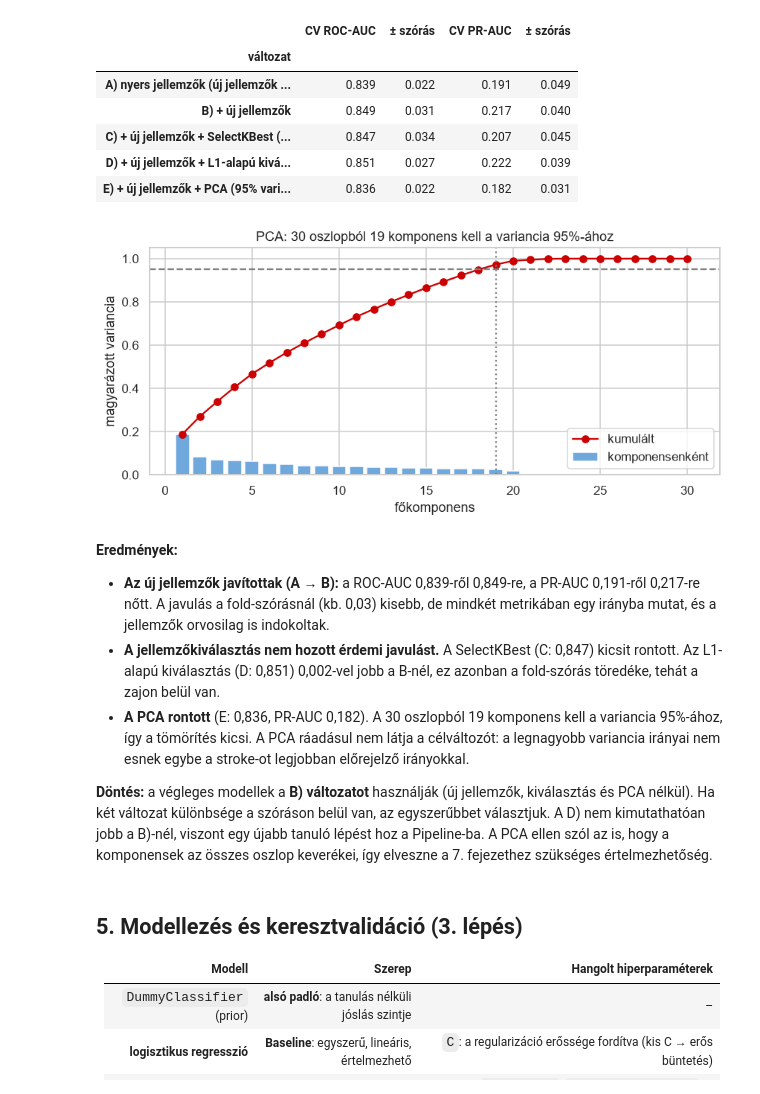
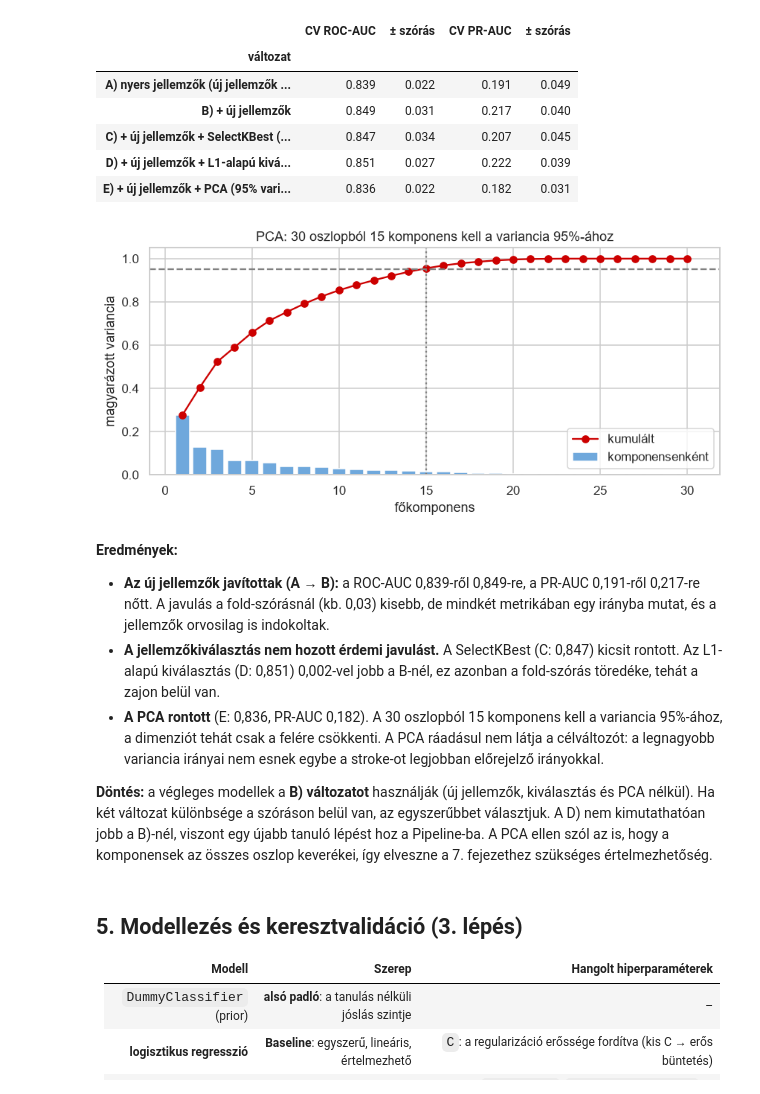
Before and after one commit to janosibenedek/stroke-prediction-ml, a Jupyter notebook: projekt.ipynb, the cells around one changed output. Drawn from its saved outputs; the diff is of its cells as text; code cells hidden in the pictures.

```diff
--- a/projekt.ipynb
+++ b/projekt.ipynb
@@ -590,24 +592,24 @@ variant_table
 | D) + új jellemzők + L1-alapú kivá... | 0.851 | 0.027 | 0.222 | 0.039 |
 | E) + új jellemzők + PCA (95% vari... | 0.836 | 0.022 | 0.182 | 0.031 |
 # %%
-pca = PCA().fit(StandardScaler().fit_transform(Z))      # Z: the preprocessed TRAINING set (see above)
+pca = PCA().fit(Z)      # Z: the preprocessed TRAINING set = exactly what the PCA of variant E receives
 cum = np.cumsum(pca.explained_variance_ratio_)
 k95 = int(np.argmax(cum >= 0.95) + 1)
 
 fig, ax = plt.subplots(figsize=(9, 3.6))
 ax.bar(range(1, len(cum) + 1), pca.explained_variance_ratio_, color="#6fa8dc", label="komponensenként")
 ax.plot(range(1, len(cum) + 1), cum, "o-", color="#cc0000", label="kumulált")
 ax.axhline(0.95, ls="--", color="grey"); ax.axvline(k95, ls=":", color="grey")
 ax.set_xlabel("főkomponens"); ax.set_ylabel("magyarázott variancia"); ax.legend()
 ax.set_title(f"PCA: {Z.shape[1]} oszlopból {k95} komponens kell a variancia 95%-ához")
 save_fig(fig, "06_pca_scree")
 # %% [output]
-[figure, old version]
+[figure, new version]
 # %% [markdown]
 **Eredmények:**
 - **Az új jellemzők javítottak (A → B):** a ROC-AUC 0,839-ről 0,849-re, a PR-AUC 0,191-ről 0,217-re nőtt. A javulás a fold-szórásnál (kb. 0,03) kisebb, de mindkét metrikában egy irányba mutat, és a jellemzők orvosilag is indokoltak.
 - **A jellemzőkiválasztás nem hozott érdemi javulást.** A SelectKBest (C: 0,847) kicsit rontott. Az L1-alapú kiválasztás (D: 0,851) 0,002-vel jobb a B-nél, ez azonban a fold-szórás töredéke, tehát a zajon belül van.
-- **A PCA rontott** (E: 0,836, PR-AUC 0,182). A 30 oszlopból 19 komponens kell a variancia 95%-ához, így a tömörítés kicsi. A PCA ráadásul nem látja a célváltozót: a legnagyobb variancia irányai nem esnek egybe a stroke-ot legjobban előrejelző irányokkal.
+- **A PCA rontott** (E: 0,836, PR-AUC 0,182). A 30 oszlopból 15 komponens kell a variancia 95%-ához, a dimenziót tehát csak a felére csökkenti. A PCA ráadásul nem látja a célváltozót: a legnagyobb variancia irányai nem esnek egybe a stroke-ot legjobban előrejelző irányokkal.
 
 **Döntés:** a végleges modellek a **B) változatot** használják (új jellemzők, kiválasztás és PCA nélkül). Ha két változat különbsége a szóráson belül van, az egyszerűbbet választjuk. A D) nem kimutathatóan jobb a B)-nél, viszont egy újabb tanuló lépést hoz a Pipeline-ba. A PCA ellen szól az is, hogy a komponensek az összes oszlop keverékei, így elveszne a 7. fejezethez szükséges értelmezhetőség.
 # %% [markdown]
```
Also changed, not shown: parts of 7 cells of this notebook, 5 other files.
